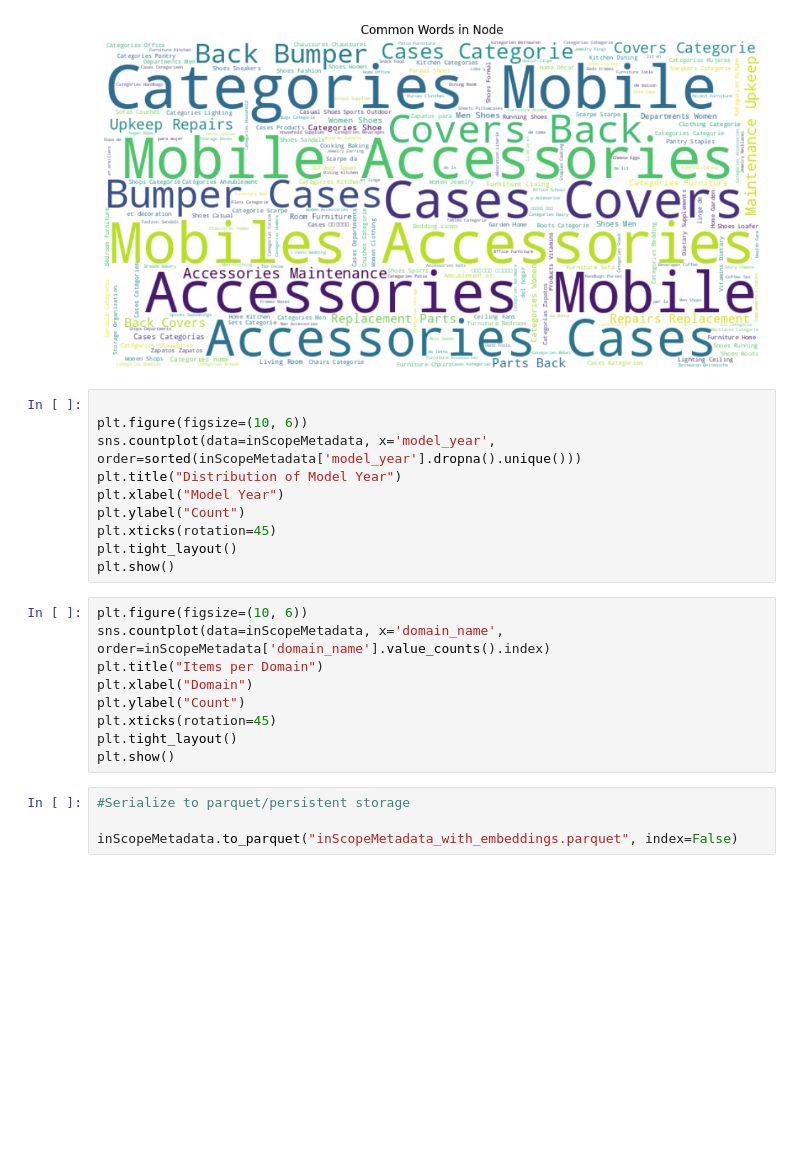
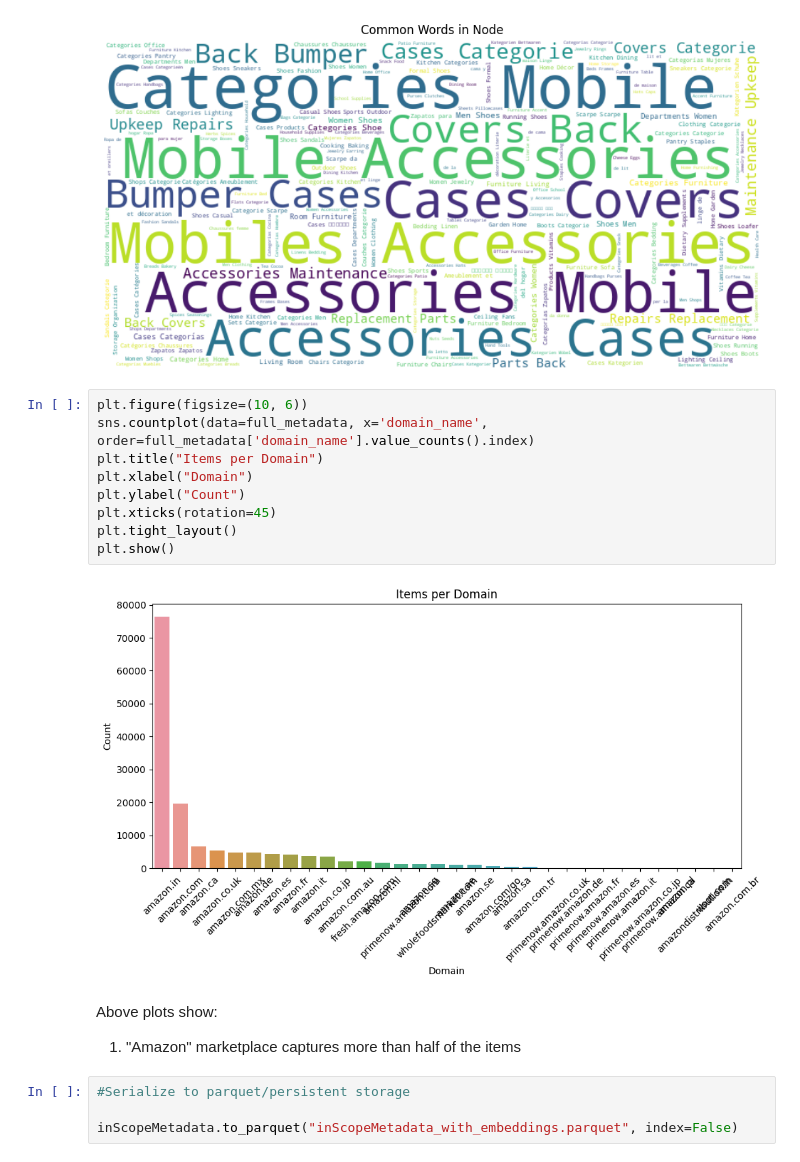
Before and after one commit to umeshrawat/shopAssist, a Jupyter notebook: notebooks/EDA.ipynb, the cells around one changed output. Drawn from its saved outputs; the diff is of its cells as text; blank space fills up the shorter version.

```diff
--- a/notebooks/EDA.ipynb
+++ b/notebooks/EDA.ipynb
@@ -424,24 +424,19 @@ plt.show()
 # %% [output]
 [figure]
 # %%
-
 plt.figure(figsize=(10, 6))
-sns.countplot(data=inScopeMetadata, x='model_year', order=sorted(inScopeMetadata['model_year'].dropna().unique()))
-plt.title("Distribution of Model Year")
-plt.xlabel("Model Year")
+sns.countplot(data=full_metadata, x='domain_name', order=full_metadata['domain_name'].value_counts().index)
+plt.title("Items per Domain")
+plt.xlabel("Domain")
 plt.ylabel("Count")
 plt.xticks(rotation=45)
 plt.tight_layout()
 plt.show()
+# %% [output]
+[figure, added]
-# %%
-plt.figure(figsize=(10, 6))
-sns.countplot(data=inScopeMetadata, x='domain_name', order=inScopeMetadata['domain_name'].value_counts().index)
-plt.title("Items per Domain")
-plt.xlabel("Domain")
-plt.ylabel("Count")
-plt.xticks(rotation=45)
-plt.tight_layout()
-plt.show()
+# %% [markdown]
+Above plots show:
+1. "Amazon" marketplace captures more than half of the items
 # %%
 #Serialize to parquet/persistent storage
 
```
